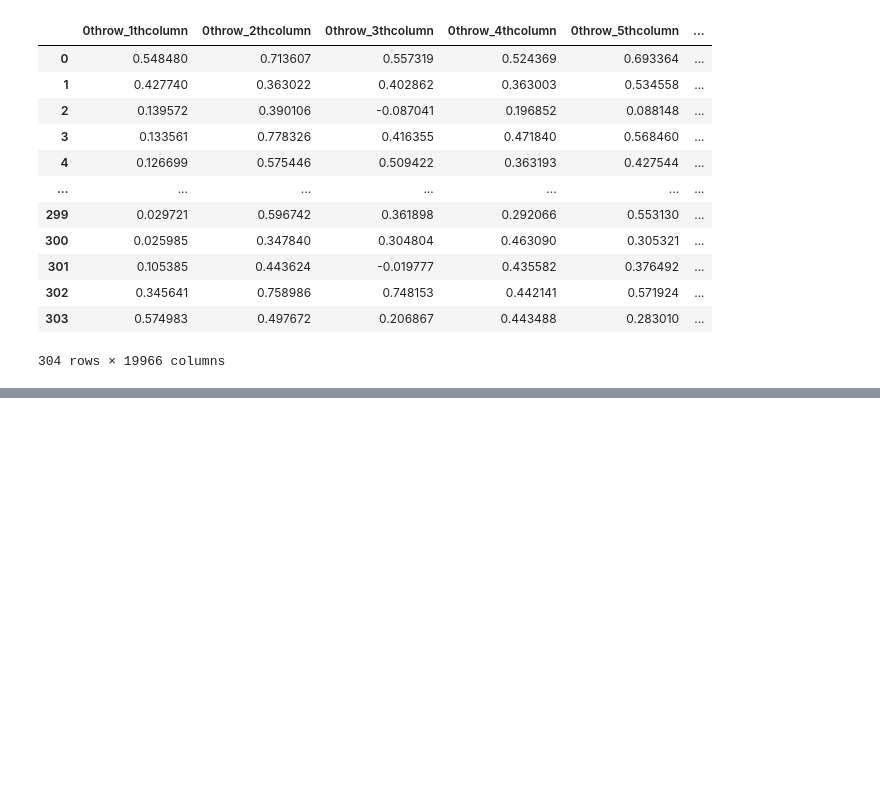
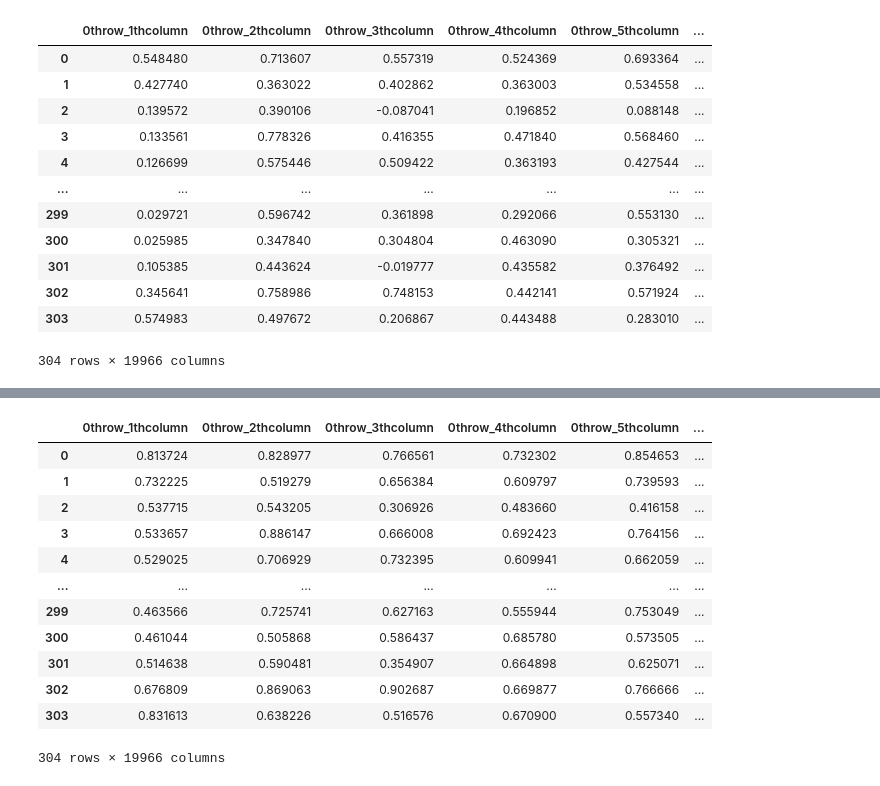
Before and after one commit to AngC1998/WiDS-Datathon-2025, a Jupyter notebook: WiDS_Datathon_2025.ipynb, the cells around one changed output, grey strips where cells are left out. Saved outputs shown, nothing was run; the diff lists cells and outputs as text; code cells hidden in the pictures; blank space fills up the shorter version.

```diff
--- a/WiDS_Datathon_2025.ipynb
+++ b/WiDS_Datathon_2025.ipynb
@@ -970,14 +970,3 @@ For example, when doing 'df[col].method(value, inplace=True)', try using 'df.met
 | 1211 | 0.428290 | 0.665262 | 0.748345 | 0.739051 | 0.677277 | ... |
 | 1212 | 0.070158 | 0.736569 | 0.596468 | 0.667494 | 0.771569 | ... |
 1213 rows × 19972 columns
-# %%
-from sklearn.preprocessing import MinMaxScaler
-
-def normalize_numerical_columns(df):
-  df_normalized = df.copy()
-  numerical_cols = df_normalized.select_dtypes(include=['float64', 'int64']).columns
-  scaler = MinMaxScaler()
-  scaler.fit(df_normalized[numerical_cols])
-  df_normalized[numerical_cols] = scaler.transform(df_normalized[numerical_cols])
-  df_normalized = pd.DataFrame(df_normalized, columns=df.columns, index=df.index)
-  return df_normalized
@@ -2267,3 +1153,24 @@ For example, when doing 'df[col].method(value, inplace=True)', try using 'df.met
 | 302 | 0.345641 | 0.758986 | 0.748153 | 0.442141 | 0.571924 | ... |
 | 303 | 0.574983 | 0.497672 | 0.206867 | 0.443488 | 0.283010 | ... |
 304 rows × 19966 columns
+# %%
+from sklearn.preprocessing import MinMaxScaler
+
+def normalize_numerical_columns(df_train, df_test):
+  df_train_normalized = df_train.copy()
+  df_test_normalized = df_test.copy()
+  numerical_cols = df_train_normalized.select_dtypes(include=['float64', 'int64']).columns
+  if 'ADHD_Outcome' in numerical_cols:
+    numerical_cols = numerical_cols.drop('ADHD_Outcome')
+  if 'Sex_F' in numerical_cols:
+    numerical_cols = numerical_cols.drop('Sex_F')
+  scaler = MinMaxScaler()
+  scaler.fit(df_train_normalized[numerical_cols])
+  df_train_normalized[numerical_cols] = scaler.transform(df_train_normalized[numerical_cols])
+  df_test_normalized[numerical_cols] = scaler.transform(df_test_normalized[numerical_cols])
+  df_train_normalized = pd.DataFrame(df_train_normalized, columns=df_train.columns, index=df_train.index)
+  df_test_normalized = pd.DataFrame(df_test_normalized, columns=df_test.columns, index=df_test.index)
+  return df_train_normalized, df_test_normalized
+# %%
+normal_train_df, normal_test_df = normalize_numerical_columns(train_df, test_df)
+normal_train_df
@@ -2269,0 +1191,16 @@ For example, when doing 'df[col].method(value, inplace=True)', try using 'df.met
+# %%
+normal_test_df
+# %% [output]
+|  | 0throw_1thcolumn | 0throw_2thcolumn | 0throw_3thcolumn | 0throw_4thcolumn | 0throw_5thcolumn | ... |
+| 0 | 0.813724 | 0.828977 | 0.766561 | 0.732302 | 0.854653 | ... |
+| 1 | 0.732225 | 0.519279 | 0.656384 | 0.609797 | 0.739593 | ... |
+| 2 | 0.537715 | 0.543205 | 0.306926 | 0.483660 | 0.416158 | ... |
+| 3 | 0.533657 | 0.886147 | 0.666008 | 0.692423 | 0.764156 | ... |
+| 4 | 0.529025 | 0.706929 | 0.732395 | 0.609941 | 0.662059 | ... |
+| ... | ... | ... | ... | ... | ... | ... |
+| 299 | 0.463566 | 0.725741 | 0.627163 | 0.555944 | 0.753049 | ... |
+| 300 | 0.461044 | 0.505868 | 0.586437 | 0.685780 | 0.573505 | ... |
+| 301 | 0.514638 | 0.590481 | 0.354907 | 0.664898 | 0.625071 | ... |
+| 302 | 0.676809 | 0.869063 | 0.902687 | 0.669877 | 0.766666 | ... |
+| 303 | 0.831613 | 0.638226 | 0.516576 | 0.670900 | 0.557340 | ... |
+304 rows × 19966 columns
```
Also changed, not shown: parts of 119 cells of this notebook.
